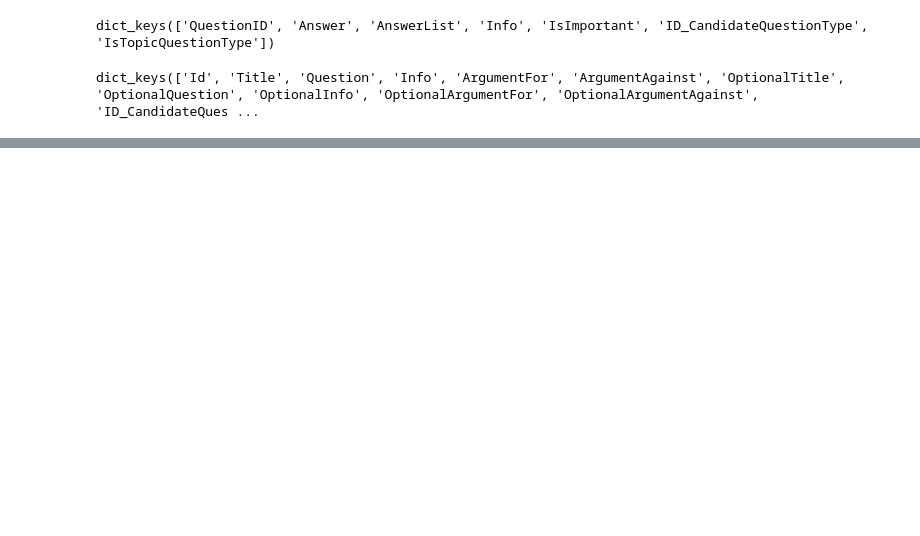
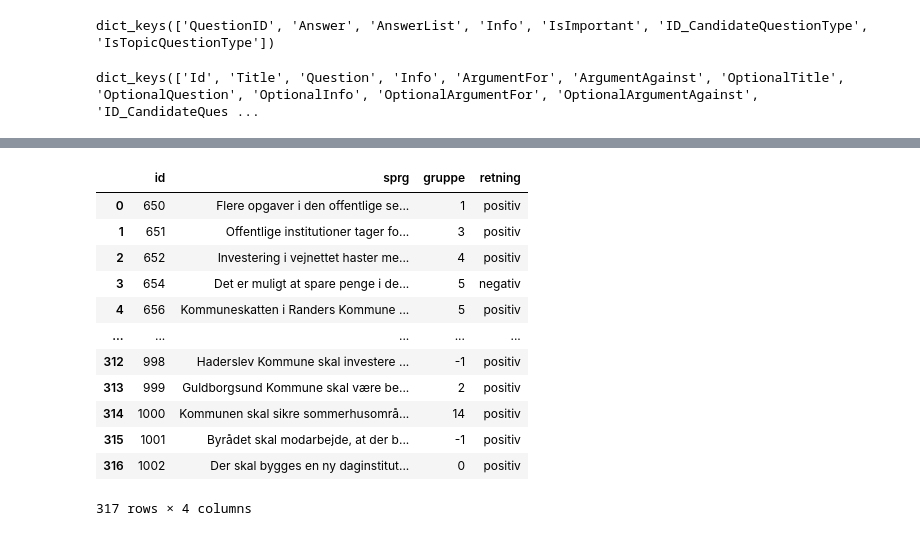
Before and after one commit to cfblaeb/KV_2025, a Jupyter notebook: skaf_data.ipynb, the cells around one changed output, grey strips where cells are left out. Saved outputs shown, nothing was run; the diff lists cells and outputs as text; code cells hidden in the pictures; blank space fills up the shorter version.

```diff
--- a/skaf_data.ipynb
+++ b/skaf_data.ipynb
@@ -138,28 +118,45 @@ len(sprgs.keys())
 json.dump(sprgs, open('sprgs.json', 'wt'), indent=4, ensure_ascii=False)
 # %%
 # nope...de er med lignende tema men formuleret forskelligt...øj hvor besværligt.
-# nå...jeg lader en AI finde på 20 dækkende temaer også gruppere spørgsmålene ind i dem
-# forhåbentligt har de fleste deres spørgsmål fordelt i disse kategorier?
+# nå...jeg laver manuelt et map til nogle spørgsmål jeg finder på
 temaer = {
-0: "Uddannelse og skoler",
-1: "Ældrepleje og seniorservice",
-2: "Transport og mobilitet",
-3: "Grøn energi og klima",
-4: "Byudvikling og byggeri",
-5: "Religion og kulturel integration",
-6: "Kultur og fritid",
-7: "Sundhed og hospitaler",
-8: "Infrastruktur og anlægsprojekter",
-9: "Boliger og daginstitutioner",
-10: "Skatter og brugerbetaling",
-11: "Turisme og ferieområder",
-12: "Børnepasning og førskole",
-13: "Tryghed og sikkerhed",
-14: "Miljø og naturbeskyttelse",
-15: "Politik og kommunal styring",
-16: "Erhverv og virksomheder",
-17: "Social velfærd og udsatte grupper",
-18: "Sport og idrætsfaciliteter",
-19: "Børn og unge trivsel"
+    "DR0": "Flere penge til uddannelse, skoler og børnehaver",
+    "DR1": "Mere privatisering",
+    "DR2": "Tage hensyn og bruge flere penge på sociale mindretal",
+    "DR3": "Tage hensyn og bruge flere penge på religiøse mindretal",
+    "DR4": "Bedre forhold for privat trafik ",
+    "DR5": "Der skal generelt bruges flere penge på velfærd",
+    "DR6": "Erhverslivet skal hjælpes",
+    "DR7": "Flere grønne tiltag",
+    "DR8": "Mere brugerbetaling",
+    "DR9": "Mere fokus på integration",
+    "DR10": "Flere boliger og lejeboliger",
+    "DR11": "Flere penge på idræt og kultur",
+    "DR12": "Flere penge til små samfund/landsbyer/skoler",
+    "DR13": "Mere offentligt indblik i kommunens aktiviteter",
+    "DR14": "Kommunen skal gøre mere for at sikre borgerne mod klimaforandringerne",
+    "DR15": "Flere penge til de ældre",
+    "DR16": "Der skal satses mere på turisme",
+    "DR17": "Bedre offentlig transport",
+    "DR18": "Prioriter natur over erhverv",
+    "DR19": "Mere politi og kontrol med at regler overholdes",
 }
+
+# her er de AI generede associationer mellem spørgsmål og temaer
+sprg_map = pd.read_csv('TakeTheDR/sprgs_map.tsv', sep='\t')
+sprg_map
+# %% [output]
+|  | id | sprg | gruppe | retning |
+| 0 | 650 | Flere opgaver i den offentlige se... | 1 | positiv |
+| 1 | 651 | Offentlige institutioner tager fo... | 3 | positiv |
+| 2 | 652 | Investering i vejnettet haster me... | 4 | positiv |
+| 3 | 654 | Det er muligt at spare penge i de... | 5 | negativ |
+| 4 | 656 | Kommuneskatten i Randers Kommune ... | 5 | positiv |
+| ... | ... | ... | ... | ... |
+| 312 | 998 | Haderslev Kommune skal investere ... | -1 | positiv |
+| 313 | 999 | Guldborgsund Kommune skal være be... | 2 | positiv |
+| 314 | 1000 | Kommunen skal sikre sommerhusområ... | 14 | positiv |
+| 315 | 1001 | Byrådet skal modarbejde, at der b... | -1 | positiv |
+| 316 | 1002 | Der skal bygges en ny daginstitut... | 0 | positiv |
+317 rows × 4 columns
 # %%
```
Also changed, not shown: parts of 27 cells of this notebook, 10 other files.
